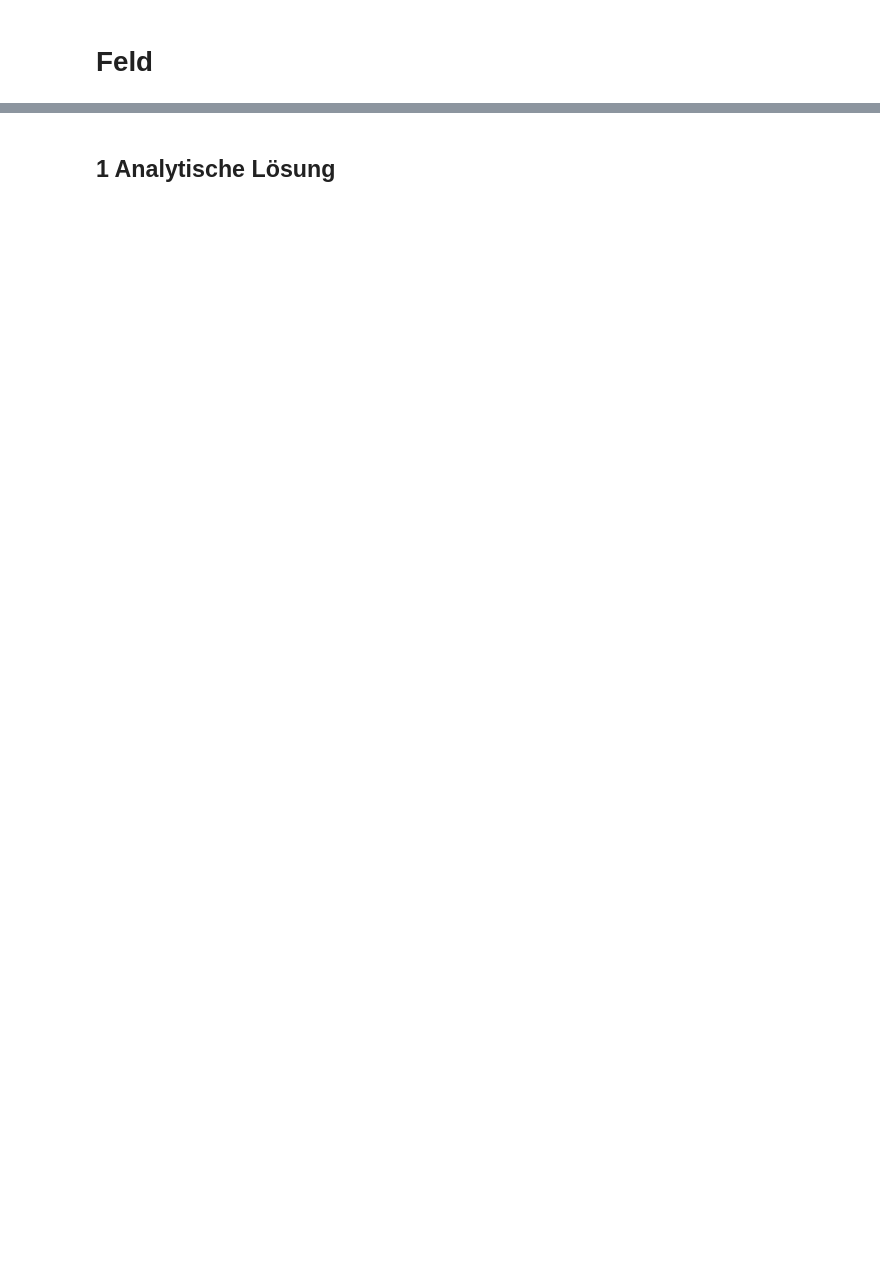
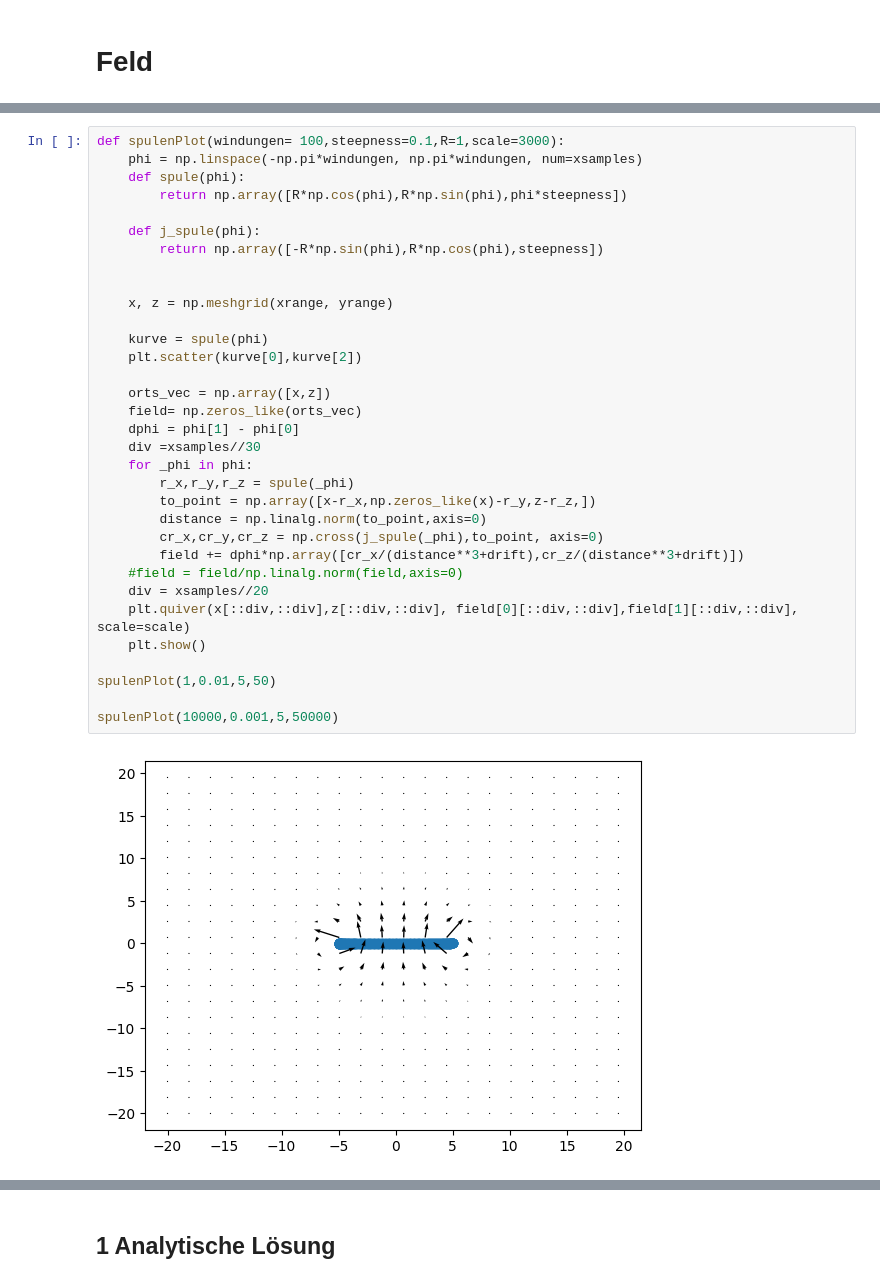
Before and after one commit to Raphael2b3/Uni, a Jupyter notebook: feldtheorie/Magnetostatisches Feld eines Linienstroms(2).ipynb, the cells around one changed output, grey strips where cells are left out. Saved outputs shown, nothing was run; the diff lists cells and outputs as text; blank space fills up the shorter version.

```diff
--- a/feldtheorie/Magnetostatisches Feld eines Linienstroms(2).ipynb
+++ b/feldtheorie/Magnetostatisches Feld eines Linienstroms(2).ipynb
@@ -101,0 +131,35 @@ plt.quiver(x[::div,::div],z[::div,::div], field[0][::div,::div],field[1][::div,:
+# %%
+def spulenPlot(windungen= 100,steepness=0.1,R=1,scale=3000):
+    phi = np.linspace(-np.pi*windungen, np.pi*windungen, num=xsamples)
+    def spule(phi):
+        return np.array([R*np.cos(phi),R*np.sin(phi),phi*steepness])
+
+    def j_spule(phi):
+        return np.array([-R*np.sin(phi),R*np.cos(phi),steepness])
+
+
+    x, z = np.meshgrid(xrange, yrange)
+
+    kurve = spule(phi)
+    plt.scatter(kurve[0],kurve[2])
+
+    orts_vec = np.array([x,z])
+    field= np.zeros_like(orts_vec)
+    dphi = phi[1] - phi[0]
+    div =xsamples//30
+    for _phi in phi:
+        r_x,r_y,r_z = spule(_phi)
+        to_point = np.array([x-r_x,np.zeros_like(x)-r_y,z-r_z,])
+        distance = np.linalg.norm(to_point,axis=0)
+        cr_x,cr_y,cr_z = np.cross(j_spule(_phi),to_point, axis=0)
+        field += dphi*np.array([cr_x/(distance**3+drift),cr_z/(distance**3+drift)])
+    #field = field/np.linalg.norm(field,axis=0)
+    div = xsamples//20
+    plt.quiver(x[::div,::div],z[::div,::div], field[0][::div,::div],field[1][::div,::div], scale=scale)
+    plt.show()
+
+spulenPlot(1,0.01,5,50)
+
+spulenPlot(10000,0.001,5,50000)
+# %% [output]
+[figure, added]
```
Also changed, not shown: parts of 6 cells of this notebook.
